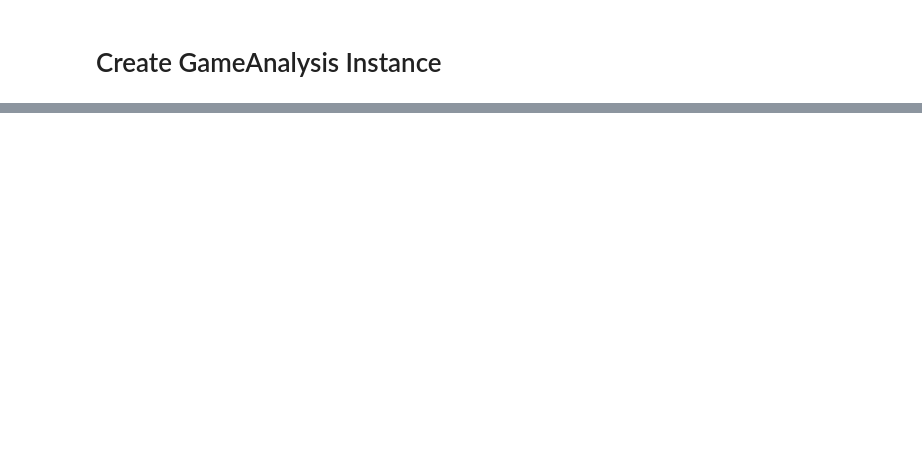
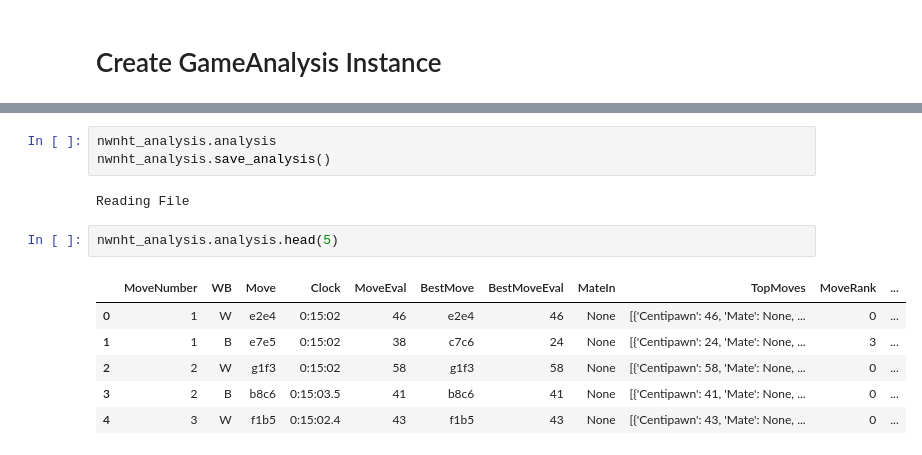
Before and after one commit to NWNHT/ChessPlotter, a Jupyter notebook: src/single_game_testing.ipynb, the cells around one changed output, grey strips where cells are left out. Drawn from its saved outputs; the diff is of its cells as text; blank space fills up the shorter version.

```diff
--- a/src/single_game_testing.ipynb
+++ b/src/single_game_testing.ipynb
@@ -70,0 +64,14 @@ KeyboardInterrupt:
+# %%
+nwnht_analysis.analysis
+nwnht_analysis.save_analysis()
+# %% [output]
+Reading File
+# %%
+nwnht_analysis.analysis.head(5)
+# %% [output]
+|  | MoveNumber | WB | Move | Clock | MoveEval | BestMove | BestMoveEval | MateIn | TopMoves | MoveRank | ... |
+| 0 | 1 | W | e2e4 | 0:15:02 | 46 | e2e4 | 46 | None | [{'Centipawn': 46, 'Mate': None, ... | 0 | ... |
+| 1 | 1 | B | e7e5 | 0:15:02 | 38 | c7c6 | 24 | None | [{'Centipawn': 24, 'Mate': None, ... | 3 | ... |
+| 2 | 2 | W | g1f3 | 0:15:02 | 58 | g1f3 | 58 | None | [{'Centipawn': 58, 'Mate': None, ... | 0 | ... |
+| 3 | 2 | B | b8c6 | 0:15:03.5 | 41 | b8c6 | 41 | None | [{'Centipawn': 41, 'Mate': None, ... | 0 | ... |
+| 4 | 3 | W | f1b5 | 0:15:02.4 | 43 | f1b5 | 43 | None | [{'Centipawn': 43, 'Mate': None, ... | 0 | ... |
```
Also changed, not shown: parts of 16 cells of this notebook, 3 other files.
